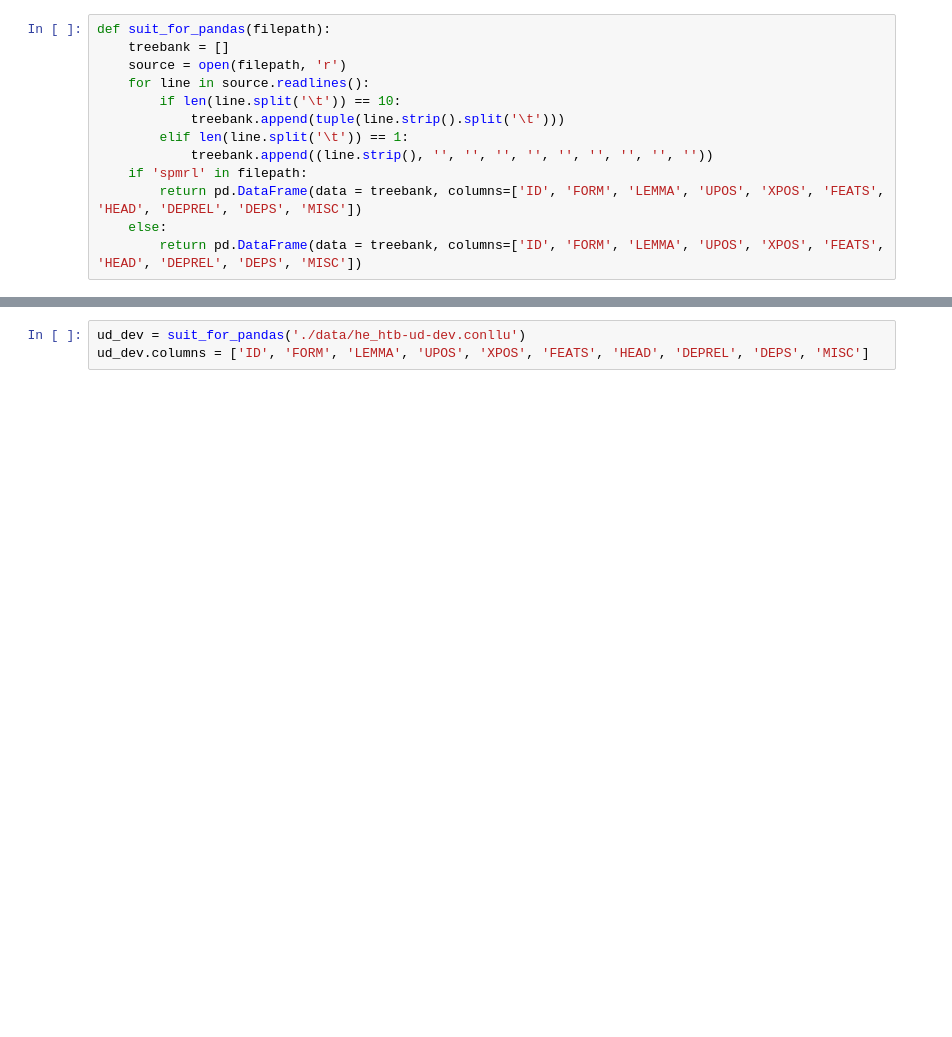
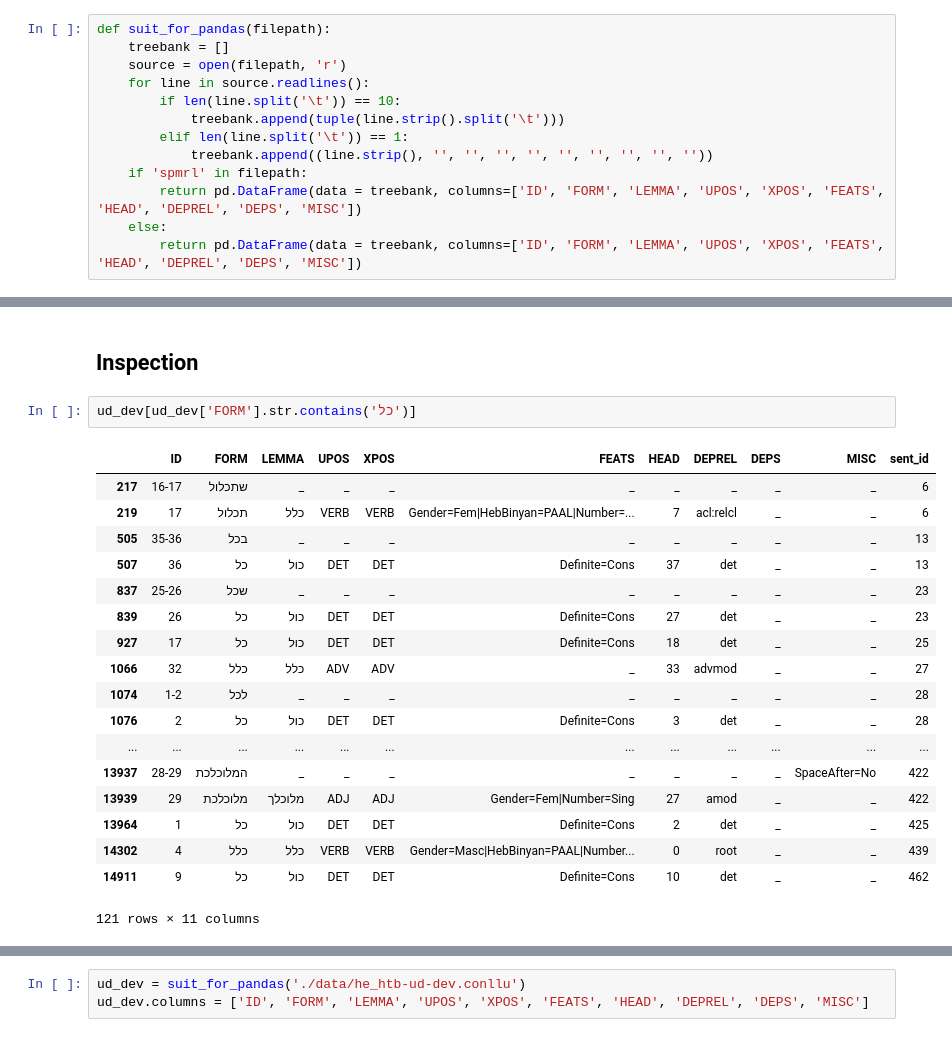
Before and after one commit to OnlpLab/he_treebanks, a Jupyter notebook: spmrl-ud-conversion.ipynb, the cells around one changed output, grey strips where cells are left out. Drawn from its saved outputs; the diff is of its cells as text; blank space fills up the shorter version.

```diff
--- a/spmrl-ud-conversion.ipynb
+++ b/spmrl-ud-conversion.ipynb
@@ -83,0 +75,23 @@ ud_dev['sent_id'] = ''
+# %% [markdown]
+## Inspection
+# %%
+ud_dev[ud_dev['FORM'].str.contains('כל')]
+# %% [output]
+|  | ID | FORM | LEMMA | UPOS | XPOS | FEATS | HEAD | DEPREL | DEPS | MISC | sent_id |
+| 217 | 16-17 | שתכלול | _ | _ | _ | _ | _ | _ | _ | _ | 6 |
+| 219 | 17 | תכלול | כלל | VERB | VERB | Gender=Fem|HebBinyan=PAAL|Number=... | 7 | acl:relcl | _ | _ | 6 |
+| 505 | 35-36 | בכל | _ | _ | _ | _ | _ | _ | _ | _ | 13 |
+| 507 | 36 | כל | כול | DET | DET | Definite=Cons | 37 | det | _ | _ | 13 |
+| 837 | 25-26 | שכל | _ | _ | _ | _ | _ | _ | _ | _ | 23 |
+| 839 | 26 | כל | כול | DET | DET | Definite=Cons | 27 | det | _ | _ | 23 |
+| 927 | 17 | כל | כול | DET | DET | Definite=Cons | 18 | det | _ | _ | 25 |
+| 1066 | 32 | כלל | כלל | ADV | ADV | _ | 33 | advmod | _ | _ | 27 |
+| 1074 | 1-2 | לכל | _ | _ | _ | _ | _ | _ | _ | _ | 28 |
+| 1076 | 2 | כל | כול | DET | DET | Definite=Cons | 3 | det | _ | _ | 28 |
+| ... | ... | ... | ... | ... | ... | ... | ... | ... | ... | ... | ... |
+| 13937 | 28-29 | המלוכלכת | _ | _ | _ | _ | _ | _ | _ | SpaceAfter=No | 422 |
+| 13939 | 29 | מלוכלכת | מלוכלך | ADJ | ADJ | Gender=Fem|Number=Sing | 27 | amod | _ | _ | 422 |
+| 13964 | 1 | כל | כול | DET | DET | Definite=Cons | 2 | det | _ | _ | 425 |
+| 14302 | 4 | כלל | כלל | VERB | VERB | Gender=Masc|HebBinyan=PAAL|Number... | 0 | root | _ | _ | 439 |
+| 14911 | 9 | כל | כול | DET | DET | Definite=Cons | 10 | det | _ | _ | 462 |
+121 rows × 11 columns
```
Also changed, not shown: parts of 31 cells of this notebook.
